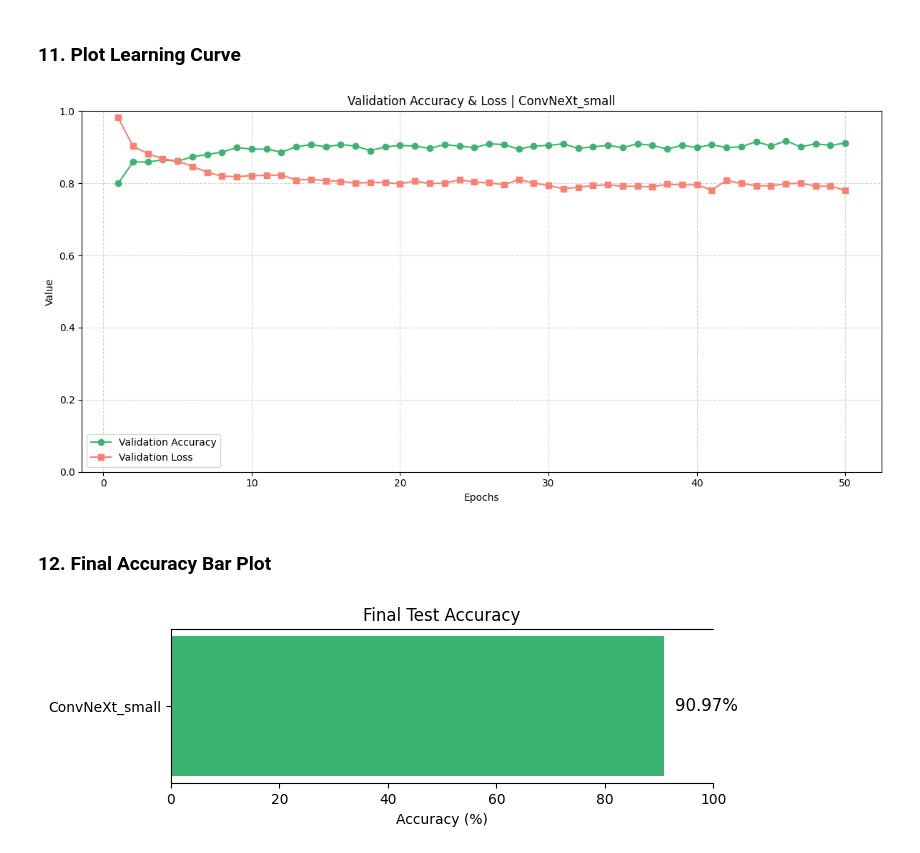
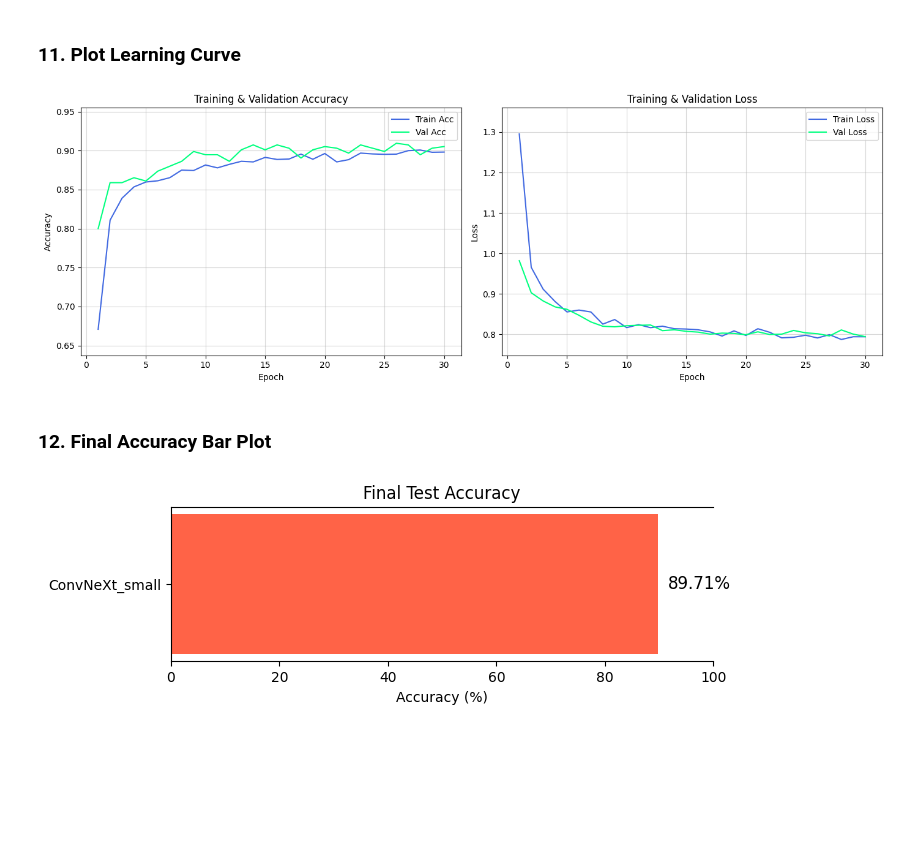
Before and after one commit to FicaaN/ML-DL-Projects, a Jupyter notebook: Waste Image Classification/Waste_Image_Classification_ConvNeXt_small.ipynb, the cells around one changed output. Saved outputs shown, nothing was run; the diff lists cells and outputs as text; code cells hidden in the pictures; blank space fills up the shorter version.

Commit message:
Waste Image Classification Project Update

```diff
--- a/Waste Image Classification/Waste_Image_Classification_ConvNeXt_small.ipynb
+++ b/Waste Image Classification/Waste_Image_Classification_ConvNeXt_small.ipynb
@@ -224,7 +252,7 @@ def get_convnext(num_classes):
         in_features = model.head.in_features
         model.head = nn.Linear(in_features, num_classes)
     else:
-        raise ValueError("Unexpected ConvNeXt architecture!")
+        raise ValueError("Unexpected ConvNeXt architecture")
 
     return model.to(DEVICE)
 # %% [markdown]
@@ -333,7 +361,7 @@ def evaluate_model(model):
 ### 10. Train and Evaluate Model
 # %%
 # Number of epochs
-NUM_EPOCHS = 50
+NUM_EPOCHS = 30
 
 # Loss function
 criterion = nn.CrossEntropyLoss(label_smoothing=0.1)
@@ -377,32 +405,45 @@ Epoch 11/50 | Train Loss: 0.8239, Validation Loss: 0.8223, Validation Acc: 0.894
 # %% [markdown]
 ### 11. Plot Learning Curve
 # %%
-plt.figure(figsize=(12,6))
-epochs_range = range(1, len(history["val_acc"]) + 1)
+def plot_training_curves(history):
+    epochs = range(1, len(history['train_loss']) + 1)
+    fig, axs = plt.subplots(1, 2, figsize=(14, 5))
 
-# Plot validation accuracy
-plt.plot(epochs_range, history["val_acc"], marker='o', color="mediumseagreen", label="Validation Accuracy")
+    # Accuracy subplot
+    axs[0].plot(epochs, history['train_acc'], label='Train Acc', color='royalblue')
+    axs[0].plot(epochs, history['val_acc'], label='Val Acc', color='springgreen')
+    axs[0].set_title("Training & Validation Accuracy")
+    axs[0].set_xlabel("Epoch")
+    axs[0].set_ylabel("Accuracy")
+    axs[0].legend()
+    axs[0].grid(True, alpha=0.5)
+    axs[0].set_ylim(min(min(history['train_acc']), min(history['val_acc'])) * 0.95,
+                    max(max(history['train_acc']), max(history['val_acc'])) * 1.05)
 
-# Plot validation loss
-plt.plot(epochs_range, history["val_loss"], marker='s', color="salmon", label="Validation Loss")
+    # Loss subplot
+    axs[1].plot(epochs, history['train_loss'], label='Train Loss', color='royalblue')
+    axs[1].plot(epochs, history['val_loss'], label='Val Loss', color='springgreen')
+    axs[1].set_title("Training & Validation Loss")
+    axs[1].set_xlabel("Epoch")
+    axs[1].set_ylabel("Loss")
+    axs[1].legend()
+    axs[1].grid(True, alpha=0.5)
+    axs[1].set_ylim(min(min(history['train_loss']), min(history['val_loss'])) * 0.95,
+                    max(max(history['train_loss']), max(history['val_loss'])) * 1.05)
 
-plt.xlabel("Epochs")
-plt.ylabel("Value")
-plt.title("Validation Accuracy & Loss | ConvNeXt_small")
-plt.ylim(0,1)
-plt.grid(True, linestyle="--", alpha=0.5)
-plt.legend()
-plt.tight_layout()
-plt.show()
+    plt.tight_layout()
+    plt.show()
+
+plot_training_curves(history)
 # %% [output]
-[figure, old version]
+[figure, new version]
 # %% [markdown]
 ### 12. Final Accuracy Bar Plot
 # %%
 final_acc_percent = final_accuracy * 100
 
 plt.figure(figsize=(7,2))
-plt.barh(["ConvNeXt_small"], [final_acc_percent], color="mediumseagreen")
+plt.barh(["ConvNeXt_small"], [final_acc_percent], color="tomato")
 plt.gca().spines['right'].set_visible(False)
 plt.xlim(0, 100)
 plt.xlabel("Accuracy (%)")
@@ -410,4 +451,4 @@ plt.title("Final Test Accuracy")
 plt.text(final_acc_percent + 2, 0, f"{final_acc_percent:.2f}%", va='center', fontsize=12)
 plt.show()
 # %% [output]
-[figure, old version]
+[figure, new version]
```
Also changed, not shown: parts of 7 cells of this notebook.
